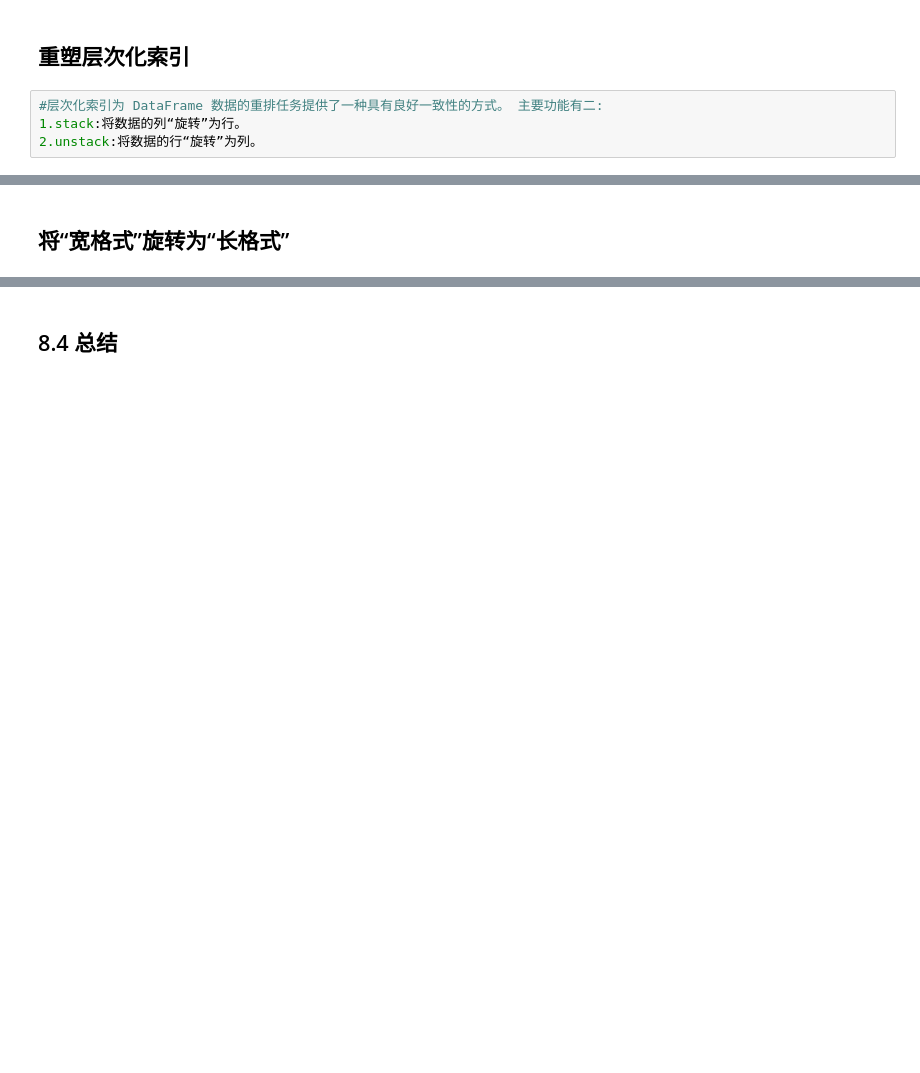
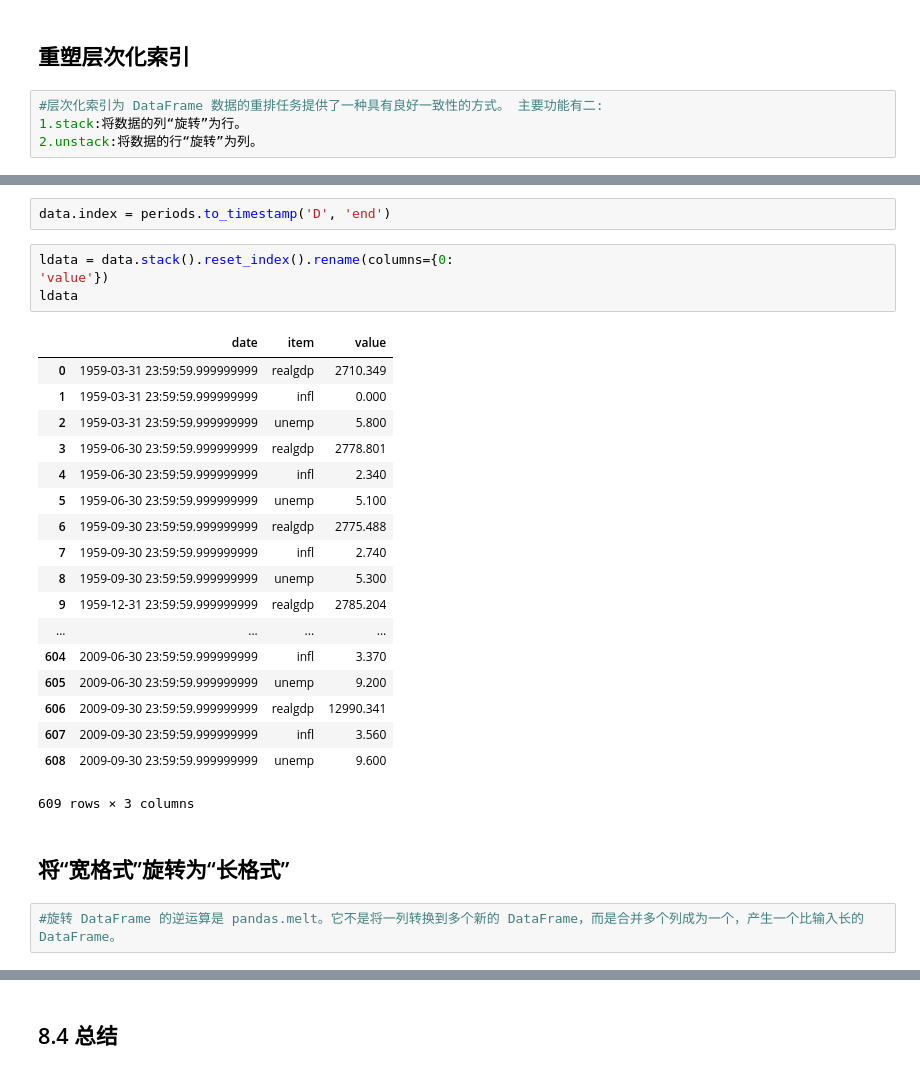
Before and after one commit to meloxl/Python-for-Data-Analysis, a Jupyter notebook: task5-ch08.ipynb, the cells around one changed output, grey strips where cells are left out. Cells and saved outputs as stored; diff of their text form; blank space fills up the shorter version.

```diff
--- a/task5-ch08.ipynb
+++ b/task5-ch08.ipynb
@@ -1159,2 +1325,29 @@ result.unstack(0)      # (未看懂todo)
+# %%
+data.index = periods.to_timestamp('D', 'end')
+# %%
+ldata = data.stack().reset_index().rename(columns={0:
+'value'})
+ldata
+# %% [output]
+|  | date | item | value |
+| 0 | 1959-03-31 23:59:59.999999999 | realgdp | 2710.349 |
+| 1 | 1959-03-31 23:59:59.999999999 | infl | 0.000 |
+| 2 | 1959-03-31 23:59:59.999999999 | unemp | 5.800 |
+| 3 | 1959-06-30 23:59:59.999999999 | realgdp | 2778.801 |
+| 4 | 1959-06-30 23:59:59.999999999 | infl | 2.340 |
+| 5 | 1959-06-30 23:59:59.999999999 | unemp | 5.100 |
+| 6 | 1959-09-30 23:59:59.999999999 | realgdp | 2775.488 |
+| 7 | 1959-09-30 23:59:59.999999999 | infl | 2.740 |
+| 8 | 1959-09-30 23:59:59.999999999 | unemp | 5.300 |
+| 9 | 1959-12-31 23:59:59.999999999 | realgdp | 2785.204 |
+| ... | ... | ... | ... |
+| 604 | 2009-06-30 23:59:59.999999999 | infl | 3.370 |
+| 605 | 2009-06-30 23:59:59.999999999 | unemp | 9.200 |
+| 606 | 2009-09-30 23:59:59.999999999 | realgdp | 12990.341 |
+| 607 | 2009-09-30 23:59:59.999999999 | infl | 3.560 |
+| 608 | 2009-09-30 23:59:59.999999999 | unemp | 9.600 |
+609 rows × 3 columns
 # %% [markdown]
 ## 将“宽格式”旋转为“长格式”
+# %%
+#旋转 DataFrame 的逆运算是 pandas.melt。它不是将一列转换到多个新的 DataFrame，而是合并多个列成为一个，产生一个比输入长的 DataFrame。
```
Also changed, not shown: parts of 28 cells of this notebook, 3 other files.
